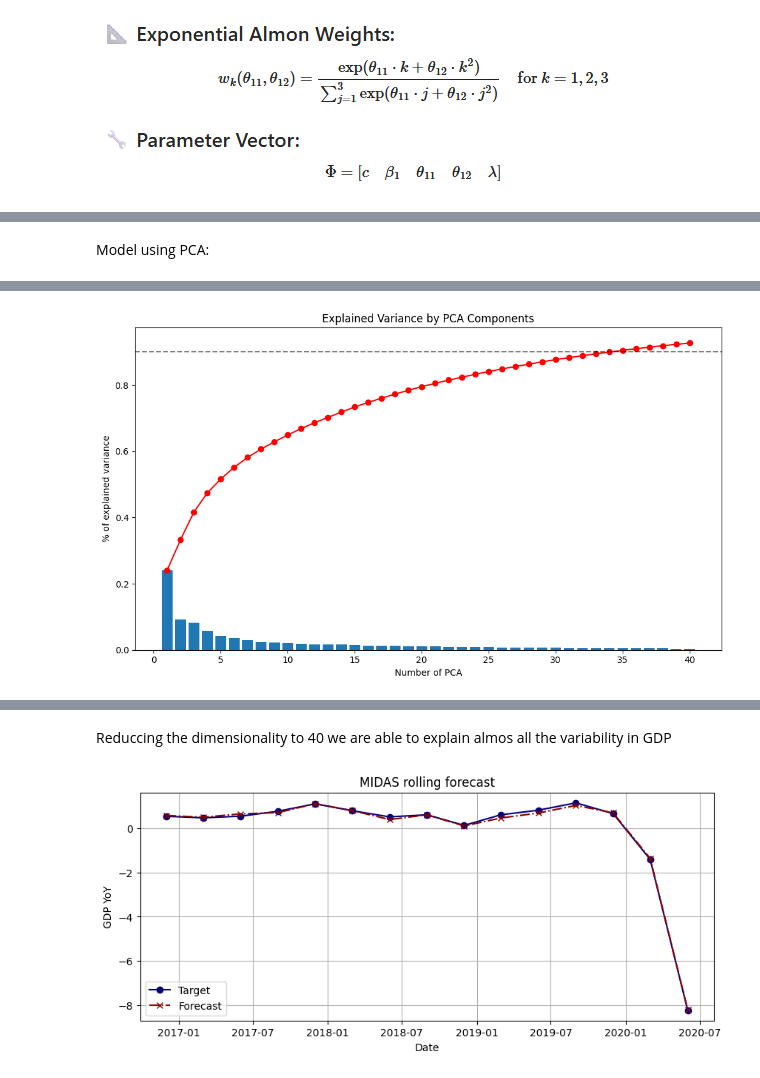
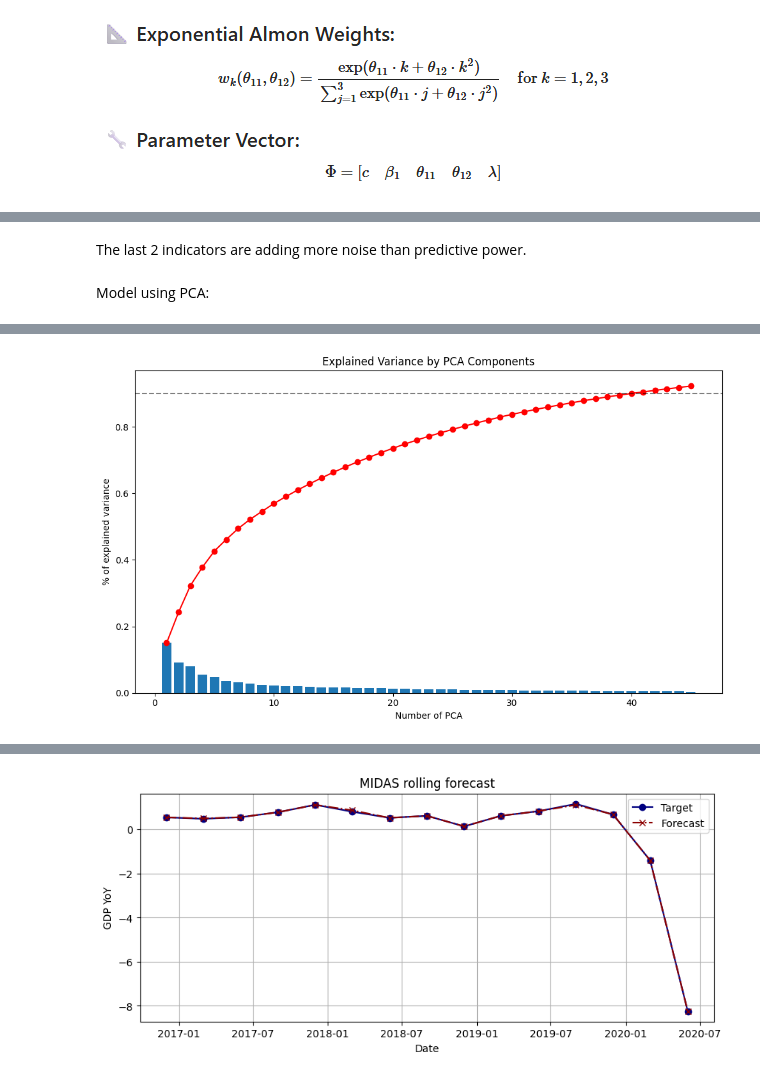
Before and after one commit to MatiasBorrellH/Forecasting-and-Nowcasting-HW2, a Jupyter notebook: Nowcasting_USA_HandsOn_2.ipynb, the cells around one changed output, grey strips where cells are left out. Drawn from its saved outputs; the diff is of its cells as text; code cells hidden in the pictures.

```diff
--- a/Nowcasting_USA_HandsOn_2.ipynb
+++ b/Nowcasting_USA_HandsOn_2.ipynb
@@ -449,37 +469,42 @@ RMSE for the fourth model: 0.20159158489538517
+# %% [markdown]
+The last 2 indicators are adding more noise than predictive power.
 # %% [markdown]
 Model using PCA:
 # %%
 from sklearn.preprocessing import StandardScaler
 from sklearn.decomposition import PCA
 
-pca_indicators = filtered_df_indexed.copy().drop(columns=['GDP', 'sasdate', 'date'], errors='ignore')
-pca_indicators = pca_indicators.fillna(0)  # Fill NaN values with 0 for PCA
+# Create two versions of the indicators - one for training PCA, one for all dates
+pca_indicators_all = merged_df.copy().set_index('date')
+pca_indicators_all = pca_indicators_all.drop(columns=['GDP', 'sasdate'], errors='ignore').fillna(0)
 
-# Scaling for PCA
+# Create a separate dataframe that only includes training dates
+pca_indicators_train = pca_indicators_all[pca_indicators_all.index < datetime(2016, 12, 1)]
+
+# Fit scaler and PCA on training data only
 scaler = StandardScaler()
-scaled_data = scaler.fit_transform(pca_indicators)
+scaler.fit(pca_indicators_train)
 
-n_components = 40 # If the number of components is set too low like 10 the performance will be worst than the model 3.
+# Transform both training and all data
+scaled_data_all = scaler.transform(pca_indicators_all)
+scaled_data_train = scaler.transform(pca_indicators_train)
+
+# Fit PCA on training data
+n_components = 45 # We can increase the number of principal components to capture more variance but it will overfit the model.
 pca = PCA(n_components=n_components)
-principal_components = pca.fit_transform(scaled_data)
+pca.fit(scaled_data_train)
 
 explained_variance = pca.explained_variance_ratio_
 cumulative_variance = explained_variance.cumsum()
 
-# Explained variance plot
-plt.figure(figsize=(10, 6))
-plt.bar(range(1, n_components+1), explained_variance)
-plt.plot(range(1, n_components+1), cumulative_variance, 'r-o')
-plt.xlabel('Number of PCA')
-plt.ylabel('% of explained variance')
-plt.title('Explained Variance by PCA Components')
-plt.axhline(y=0.9, color='k', linestyle='--', alpha=0.5)
-plt.tight_layout()
-plt.show()
+# Transform all data with the fitted PCA model
+principal_components_all = pca.transform(scaled_data_all)
 
-# Transform to DataFrame and then series to use in MIDAS
-pc_df = pd.DataFrame(principal_components, index=pca_indicators.index)
+# Create a DataFrame with all dates
+pc_df = pd.DataFrame(principal_components_all, index=pca_indicators_all.index)
 pc_series_list = [pc_df[i] for i in range(n_components)]
+
+# Now your pc_series_list contains data for all dates
 
 # Set up the MIDAS model with PCA components
 pc_lags_list = ["3m"] * n_components
@@ -495,8 +520,19 @@ df_pca, rmse_pca = mod_pca.rolling_forecast(
                                start_date = datetime(1995, 3, 1),
                                end_date = datetime(2016, 12, 1),
                                alignment_lag = 0,
-                               poly_list = pc_poly_list,
+                               poly_list = ["expalmon"] * n_components,
                                verbose = True)
 
-print(f"RMSE with PCA model (40 Components): {rmse_pca}")
+print(f"RMSE with PCA model (45 Components): {rmse_pca}")
+
+# Explained variance plot
+plt.figure(figsize=(10, 6))
+plt.bar(range(1, n_components+1), explained_variance)
+plt.plot(range(1, n_components+1), cumulative_variance, 'r-o')
+plt.xlabel('Number of PCA')
+plt.ylabel('% of explained variance')
+plt.title('Explained Variance by PCA Components')
+plt.axhline(y=0.9, color='k', linestyle='--', alpha=0.5)
+plt.tight_layout()
+plt.show()
 # %% [output]
@@ -503 +557 @@ print(f"RMSE with PCA model (40 Components): {rmse_pca}")
-[figure, old version]
+[figure, new version]
@@ -522,5 +558,3 @@ RMSE with PCA model (40 Components): 0.07624109102134585
-# %% [markdown]
-Reduccing the dimensionality to 40 we are able to explain almos all the variability in GDP
 # %%
 import matplotlib.pyplot as plt
 plt.figure(figsize=(10, 4))
@@ -533,4 +567,4 @@ plt.legend()
 plt.grid()
 plt.show()
 # %% [output]
-[figure, old version]
+[figure, new version]
```
Also changed, not shown: parts of 19 cells of this notebook, 1 other file.
